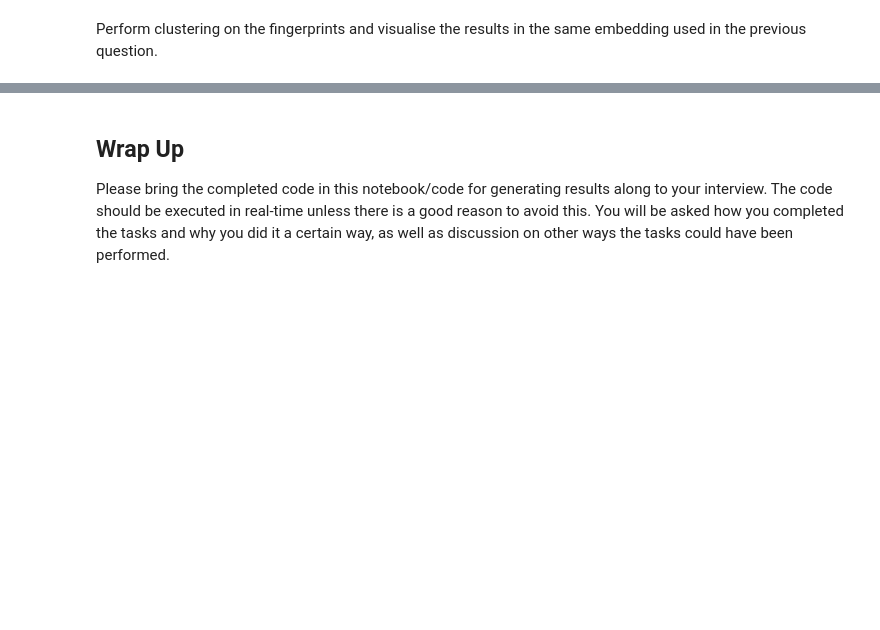
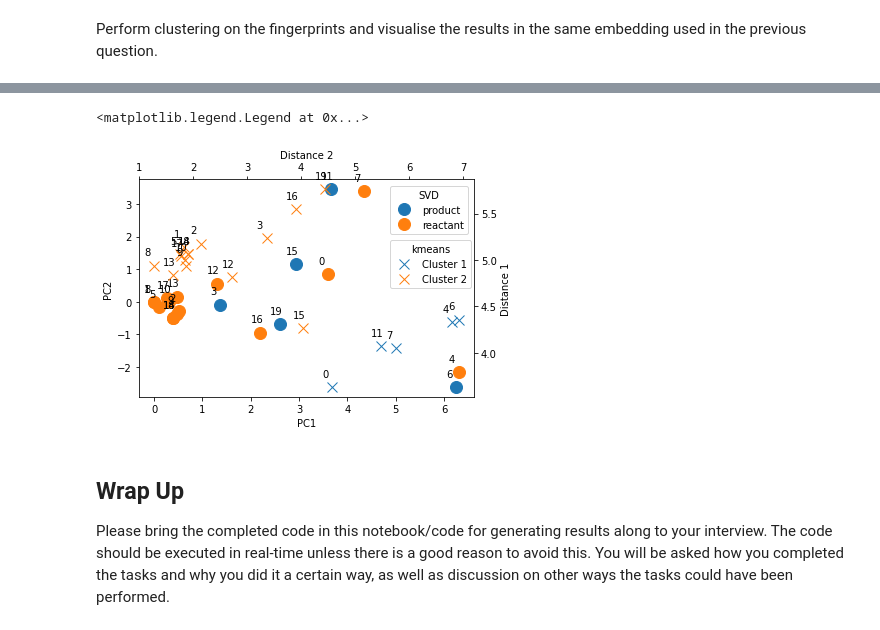
Before and after one commit to adhardy/Deepmatter-Interview, a Jupyter notebook: notebook/ds_nb_1.ipynb, the cells around one changed output, grey strips where cells are left out. Cells and saved outputs as stored; diff of their text form; code cells hidden in the pictures; blank space fills up the shorter version.

```diff
--- a/notebook/ds_nb_1.ipynb
+++ b/notebook/ds_nb_1.ipynb
@@ -203,25 +262,28 @@ ax_kmean.legend(["Cluster 1/Product", "Cluster 2/Reactant"])
 # %%
 # === Plot SVD and k-means together ===
 
 fig = plt.figure() # place two plots on top of each other
-ax_pca_m = fig.add_subplot(111, label="pca")
+ax_svd_m = fig.add_subplot(111, label="pca")
 
-ax_pca_m.set_xlabel('PC1')
-ax_pca_m.set_ylabel('PC2')
+ax_svd_m.set_xlabel('PC1')
+ax_svd_m.set_ylabel('PC2')
 
 ax_kmeans_m = fig.add_subplot(111, label="kmeans", frame_on=False)
 ax_kmeans_m.xaxis.tick_top()
 ax_kmeans_m.yaxis.tick_right()
 ax_kmeans_m.set_xlabel('Distance C2')
 ax_kmeans_m.set_ylabel('Distance C1')
 ax_kmeans_m.xaxis.set_label_position('top')
 ax_kmeans_m.yaxis.set_label_position('right')
 
-ax_kmeans_m = dr.get_axes(df_fingerprints_kmean, ax_kmeans_m, "cluster", marker="x", markersize=10, switch_xy=True)
-ax_pca_m = dr.get_axes(df_fingerprints_tSVD, ax_pca_m, "molecule_type")
+ax_kmeans_m = dr.get_axes(df_fingerprints_kmean, ax_kmeans_m, marker="x", markersize=10, switch_xy=True)
+ax_svd_m = dr.get_axes(df_fingerprints_tSVD, ax_svd_m)
 
-ax_pca_m.legend(title="SVD", loc=[0.75, 0.75])
+ax_svd_m.legend(title="SVD", loc=[0.75, 0.75])
 ax_kmeans_m.legend(["Cluster 1", "Cluster 2"], title="kmeans", loc=[0.75, 0.5])
+# %% [output]
+<matplotlib.legend.Legend at 0x...>
+[figure, added]
 # %% [markdown]
 ## Wrap Up
 
```
Also changed, not shown: parts of 10 cells of this notebook, 4 other files.
